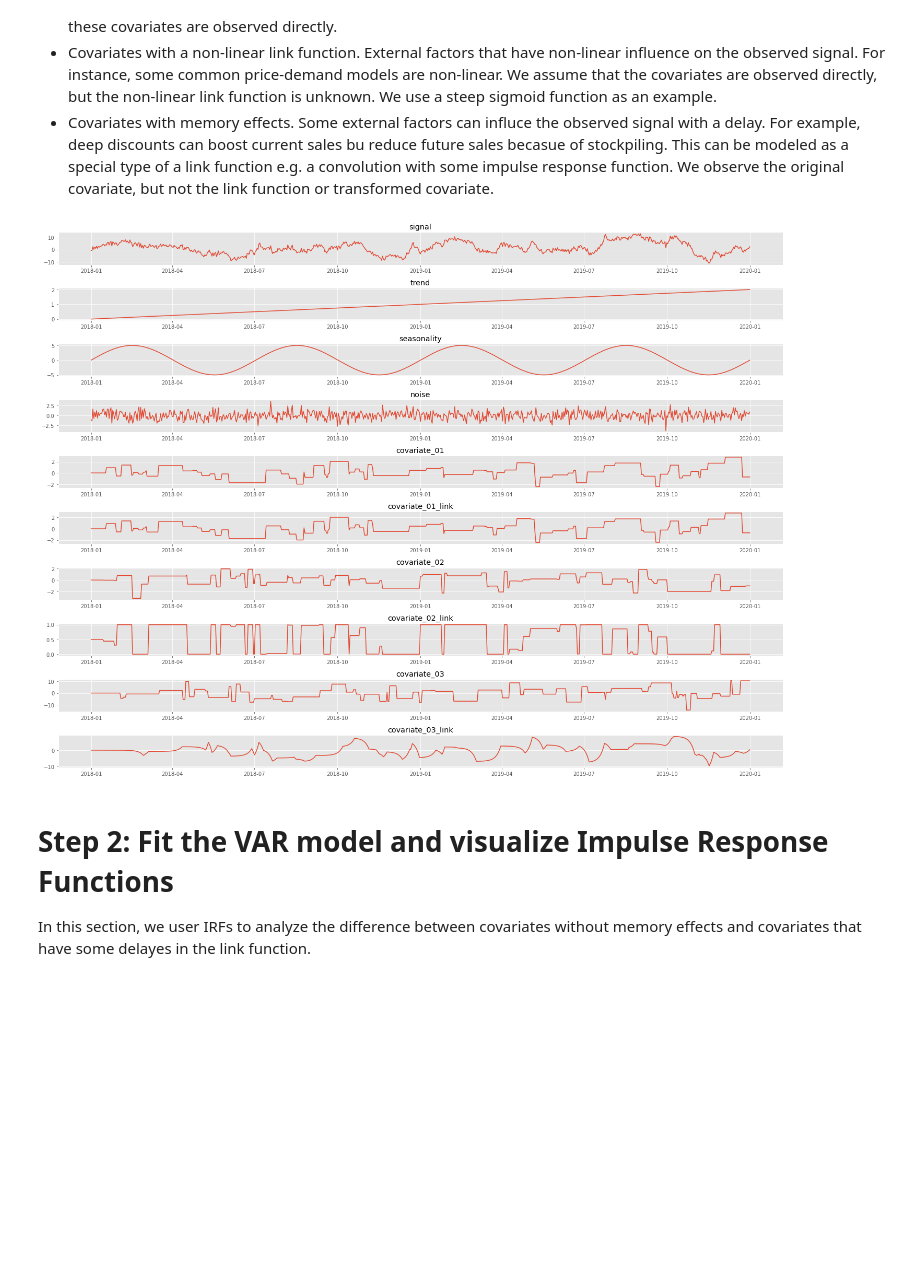
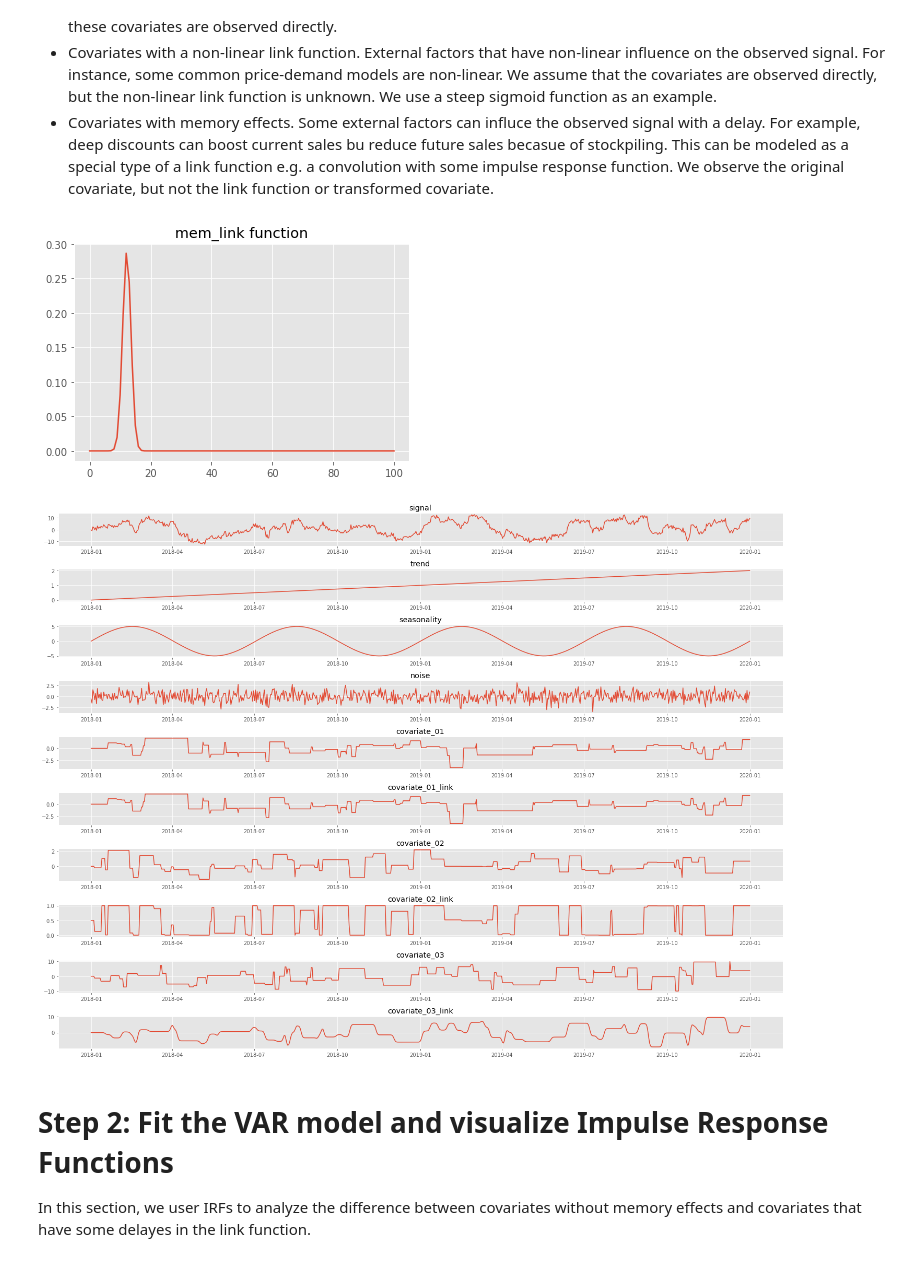
Before and after one commit to ikatsov/tensor-house, a Jupyter notebook: time-series/var-part-1-forecasting-decomposition.ipynb, the cells around one changed output. Drawn from its saved outputs; the diff is of its cells as text; code cells hidden in the pictures; blank space fills up the shorter version.

Commit message:
Gaussian memory link function in VAR

```diff
--- a/time-series/var-part-1-forecasting-decomposition.ipynb
+++ b/time-series/var-part-1-forecasting-decomposition.ipynb
@@ -100,8 +100,8 @@ def linear_link(x):
 def sigmoid_link(x, scale = 10):
     return 1 / (1 + np.exp(-scale*x))
 
-def mem_link(x, length = 50):
-    mfilter = np.exp(np.linspace(-10, 0, length))
+def mem_link(x, length = 40):
+    mfilter = np.exp(-np.linspace(-16, 4, length)**2)
     return np.convolve(x, mfilter/np.sum(mfilter), mode='same')
 
 def create_signal(links = [linear_link, sigmoid_link, mem_link]):
@@ -118,34 +118,39 @@ def create_signal(links = [linear_link, sigmoid_link, mem_link]):
     n = len(df.index)
     trend = np.zeros(n)
     seasonality = np.zeros(n)
     for t in range(n):
         trend[t] = 2.0 * t/n
         seasonality[t] = 5.0 * np.sin(np.pi * t/days_year*quaters_year)
 
     covariates = [step_series(n, 0, 1.0, 80), step_series(n, 0, 1.0, 80), step_series(n, 0, 5.0, 80)]
     covariate_links = [ links[i](covariates[i]) for i in range(3) ]
 
     noise = np.random.randn(n)
 
     signal = trend + seasonality + np.sum(covariate_links, axis=0) + noise
 
     df['signal'], df['trend'], df['seasonality'], df['noise'] = signal, trend, seasonality, noise
     for i in range(3):
         df[f'covariate_0{i+1}'] = covariates[i]
         df[f'covariate_0{i+1}_link'] = covariate_links[i]
 
     return df
 
+x = np.append([1], np.zeros(100))
+plt.plot(mem_link(x))
+plt.title('mem_link function')
+
 df = create_signal()
 fig, ax = plt.subplots(len(df.columns), figsize=(20, 15))
 for i, c in enumerate(df.columns):
     ax[i].plot(df.index, df[c])
     ax[i].set_title(c)
 
 plt.tight_layout()
 plt.show()
 # %% [output]
-[figure, old version]
+[figure, new version]
+[figure, added]
 # %% [markdown]
 # Step 2: Fit the VAR model and visualize Impulse Response Functions
 
```
Also changed, not shown: parts of 1 cell of this notebook.
